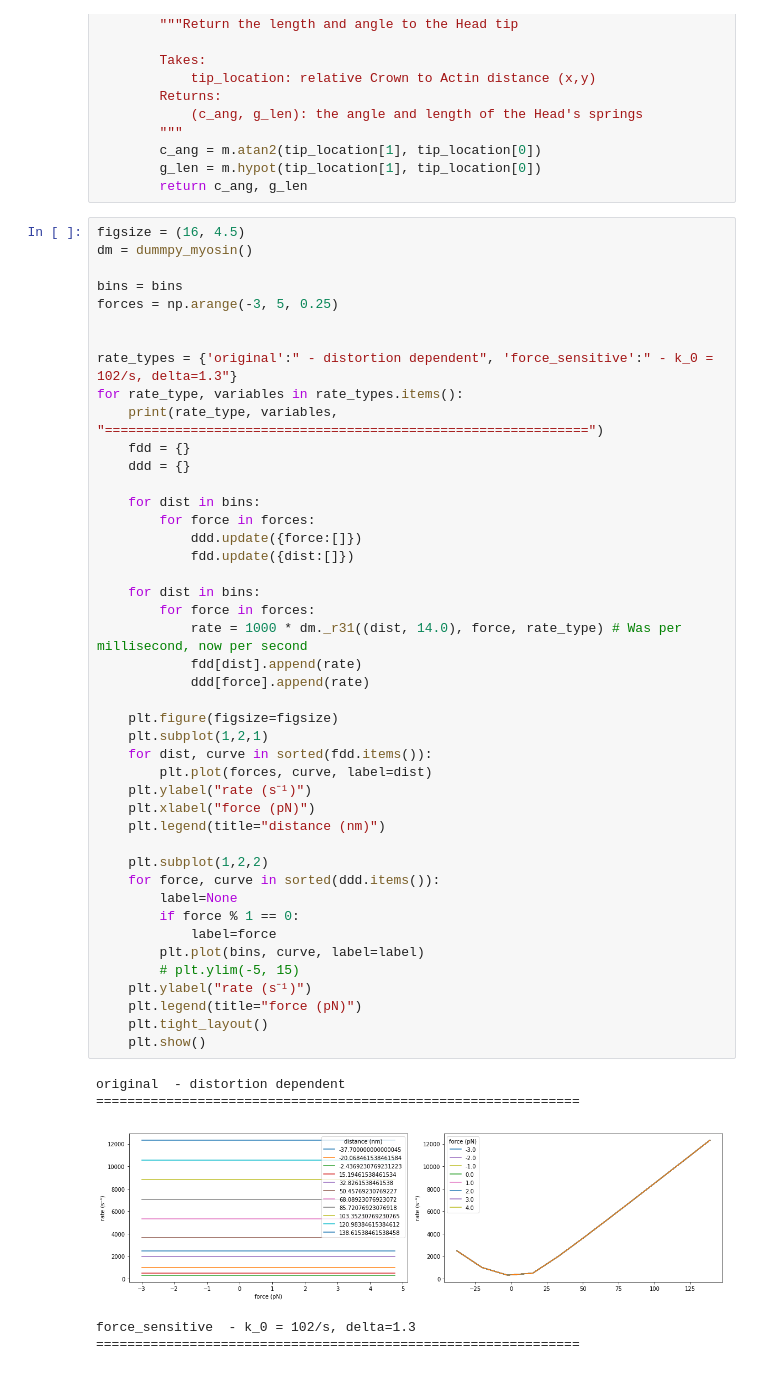
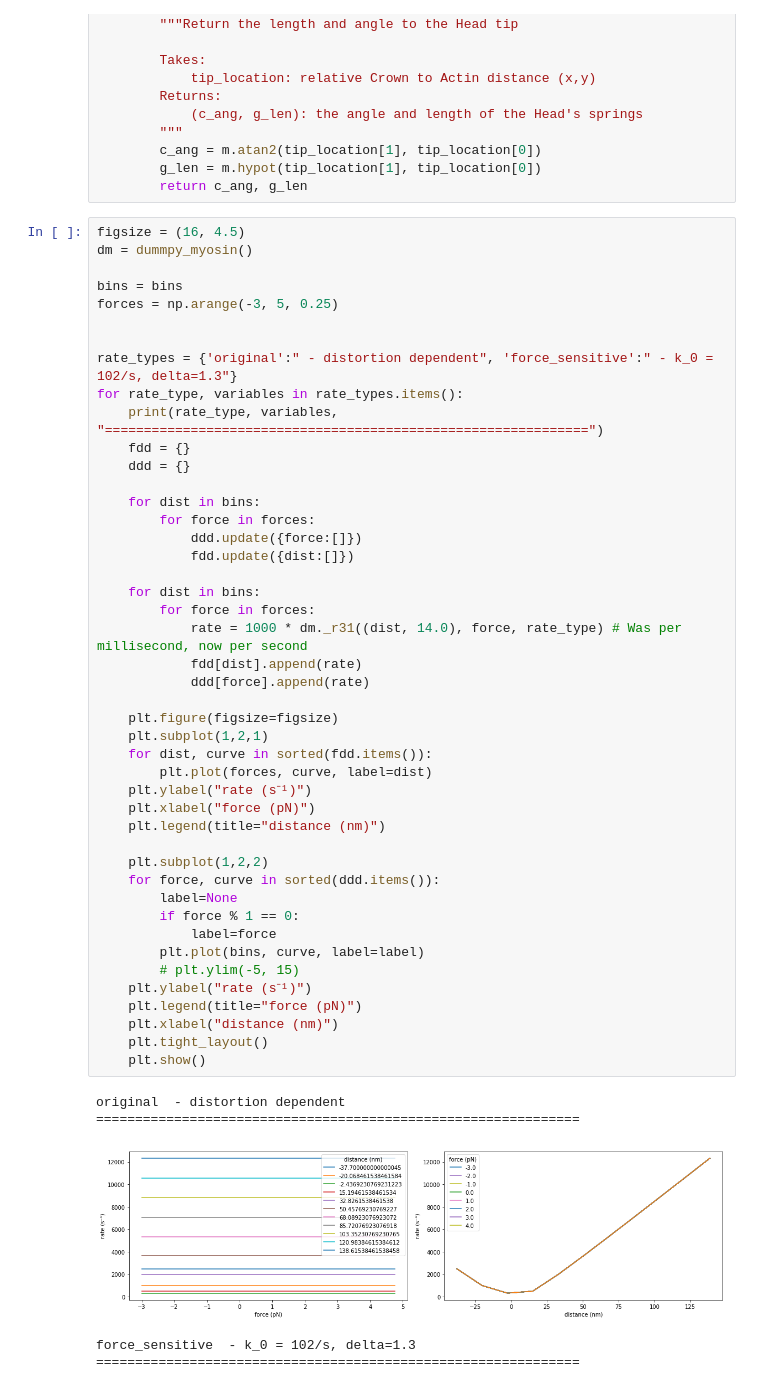
Before and after one commit to travistune3/multifil, a Jupyter notebook: _reference_materials/force_senstive_detatchment_test.ipynb, the cells around one changed output. Saved outputs shown, nothing was run; the diff lists cells and outputs as text.

```diff
--- a/_reference_materials/force_senstive_detatchment_test.ipynb
+++ b/_reference_materials/force_senstive_detatchment_test.ipynb
@@ -217,32 +217,33 @@ for rate_type, variables in rate_types.items():
             ddd.update({force:[]})
             fdd.update({dist:[]})
 
     for dist in bins:
         for force in forces:
             rate = 1000 * dm._r31((dist, 14.0), force, rate_type) # Was per millisecond, now per second
             fdd[dist].append(rate)
             ddd[force].append(rate)
 
     plt.figure(figsize=figsize)
     plt.subplot(1,2,1)
     for dist, curve in sorted(fdd.items()):
         plt.plot(forces, curve, label=dist)
     plt.ylabel("rate (s⁻¹)")
     plt.xlabel("force (pN)")
     plt.legend(title="distance (nm)")
 
     plt.subplot(1,2,2)
     for force, curve in sorted(ddd.items()):
         label=None
         if force % 1 == 0:
             label=force
         plt.plot(bins, curve, label=label)
         # plt.ylim(-5, 15)
     plt.ylabel("rate (s⁻¹)")
     plt.legend(title="force (pN)")
+    plt.xlabel("distance (nm)")
     plt.tight_layout()
     plt.show()
 # %% [output]
 original  - distortion dependent ==============================================================
-[figure, old version]
+[figure, new version]
 force_sensitive  - k_0 = 102/s, delta=1.3 ==============================================================
```
Also changed, not shown: parts of 1 cell of this notebook, 1 other file.
